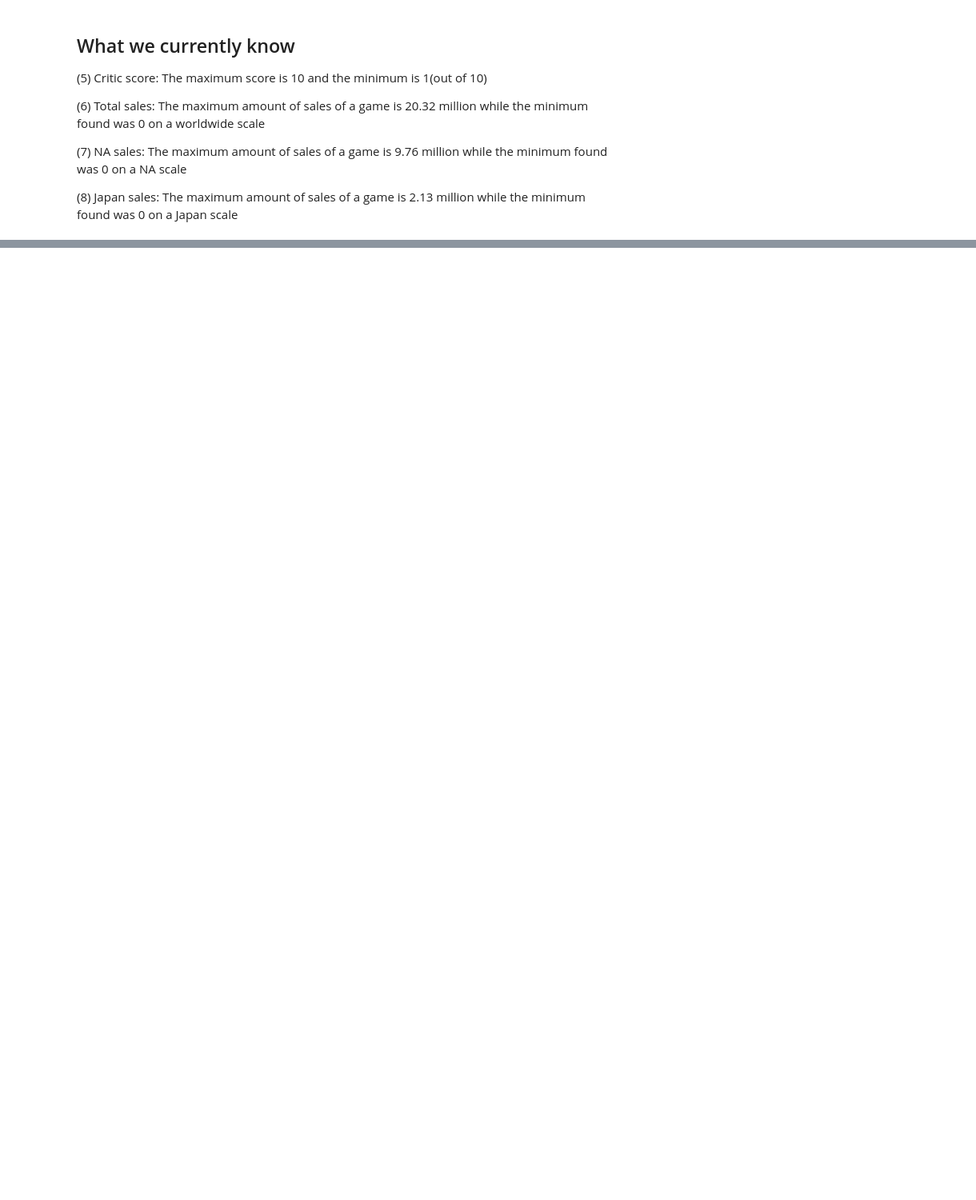
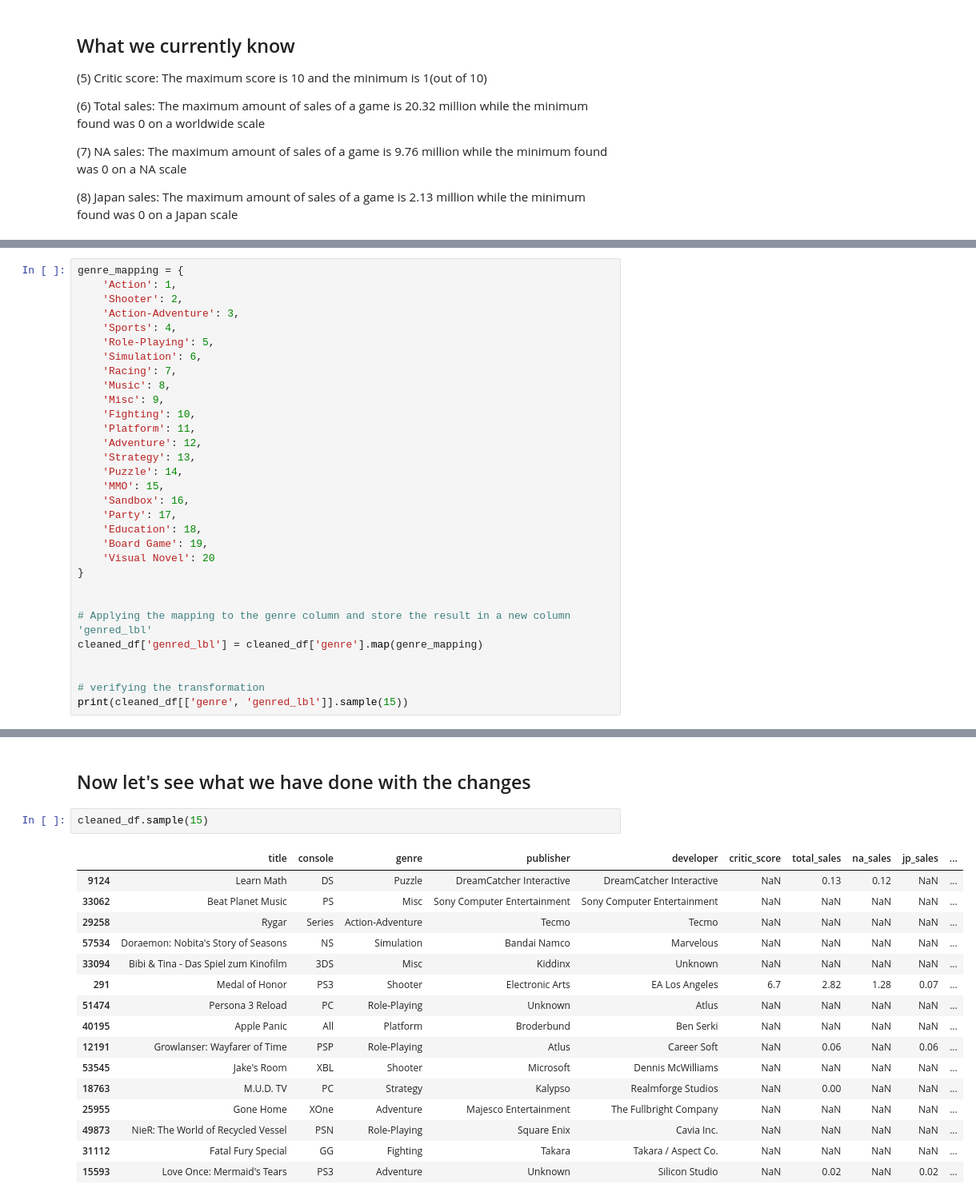
Before and after one commit to Mihail-kenarov/Video_Games_Recommendation_ML, a Jupyter notebook: VGRecommendations.ipynb, the cells around one changed output, grey strips where cells are left out. Shown: that part at 80% size. Cells and saved outputs as stored; diff of their text form; blank space fills up the shorter version.

```diff
--- a/VGRecommendations.ipynb
+++ b/VGRecommendations.ipynb
@@ -149,0 +303,31 @@ There is quite a lot of missing data still that I am not sure I cmopletly need.
+# %%
+genre_mapping = {
+    'Action': 1,
+    'Shooter': 2,
+    'Action-Adventure': 3,
+    'Sports': 4,
+    'Role-Playing': 5,
+    'Simulation': 6,
+    'Racing': 7,
+    'Music': 8,
+    'Misc': 9,
+    'Fighting': 10,
+    'Platform': 11,
+    'Adventure': 12,
+    'Strategy': 13,
+    'Puzzle': 14,
+    'MMO': 15,
+    'Sandbox': 16,
+    'Party': 17,
+    'Education': 18,
+    'Board Game': 19,
+    'Visual Novel': 20
+}
+
+
+# Applying the mapping to the genre column and store the result in a new column 'genred_lbl'
+cleaned_df['genred_lbl'] = cleaned_df['genre'].map(genre_mapping)
+
+
+# verifying the transformation
+print(cleaned_df[['genre', 'genred_lbl']].sample(15))
@@ -149,0 +351,21 @@ There is quite a lot of missing data still that I am not sure I cmopletly need.
+# %% [markdown]
+## Now let's see what we have done with the changes
+# %%
+cleaned_df.sample(15)
+# %% [output]
+|  | title | console | genre | publisher | developer | critic_score | total_sales | na_sales | jp_sales | ... |
+| 9124 | Learn Math | DS | Puzzle | DreamCatcher Interactive | DreamCatcher Interactive | NaN | 0.13 | 0.12 | NaN | ... |
+| 33062 | Beat Planet Music | PS | Misc | Sony Computer Entertainment | Sony Computer Entertainment | NaN | NaN | NaN | NaN | ... |
+| 29258 | Rygar | Series | Action-Adventure | Tecmo | Tecmo | NaN | NaN | NaN | NaN | ... |
+| 57534 | Doraemon: Nobita's Story of Seasons | NS | Simulation | Bandai Namco | Marvelous | NaN | NaN | NaN | NaN | ... |
+| 33094 | Bibi & Tina - Das Spiel zum Kinofilm | 3DS | Misc | Kiddinx | Unknown | NaN | NaN | NaN | NaN | ... |
+| 291 | Medal of Honor | PS3 | Shooter | Electronic Arts | EA Los Angeles | 6.7 | 2.82 | 1.28 | 0.07 | ... |
+| 51474 | Persona 3 Reload | PC | Role-Playing | Unknown | Atlus | NaN | NaN | NaN | NaN | ... |
+| 40195 | Apple Panic | All | Platform | Broderbund | Ben Serki | NaN | NaN | NaN | NaN | ... |
+| 12191 | Growlanser: Wayfarer of Time | PSP | Role-Playing | Atlus | Career Soft | NaN | 0.06 | NaN | 0.06 | ... |
+| 53545 | Jake's Room | XBL | Shooter | Microsoft | Dennis McWilliams | NaN | NaN | NaN | NaN | ... |
+| 18763 | M.U.D. TV | PC | Strategy | Kalypso | Realmforge Studios | NaN | 0.00 | NaN | NaN | ... |
+| 25955 | Gone Home | XOne | Adventure | Majesco Entertainment | The Fullbright Company | NaN | NaN | NaN | NaN | ... |
+| 49873 | NieR: The World of Recycled Vessel | PSN | Role-Playing | Square Enix | Cavia Inc. | NaN | NaN | NaN | NaN | ... |
+| 31112 | Fatal Fury Special | GG | Fighting | Takara | Takara / Aspect Co. | NaN | NaN | NaN | NaN | ... |
+| 15593 | Love Once: Mermaid's Tears | PS3 | Adventure | Unknown | Silicon Studio | NaN | 0.02 | NaN | 0.02 | ... |
```
Also changed, not shown: parts of 19 cells of this notebook, 10 other files.
